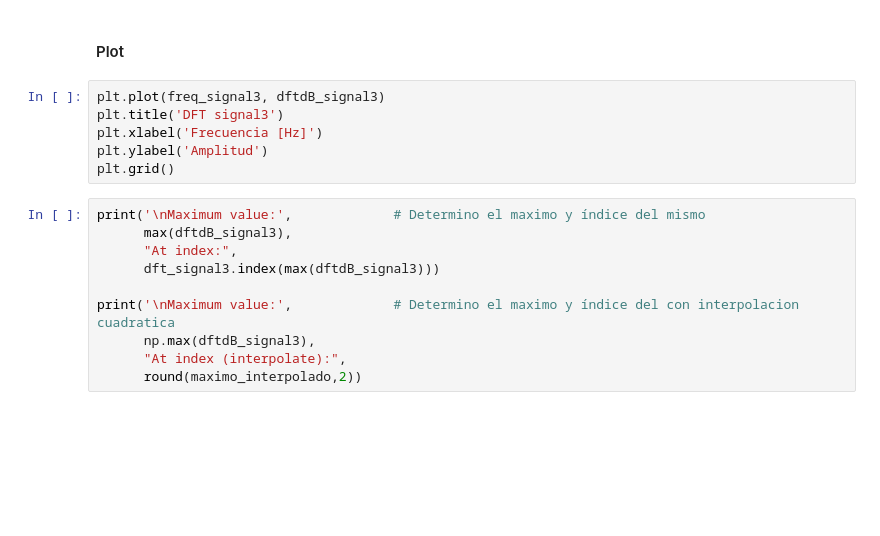
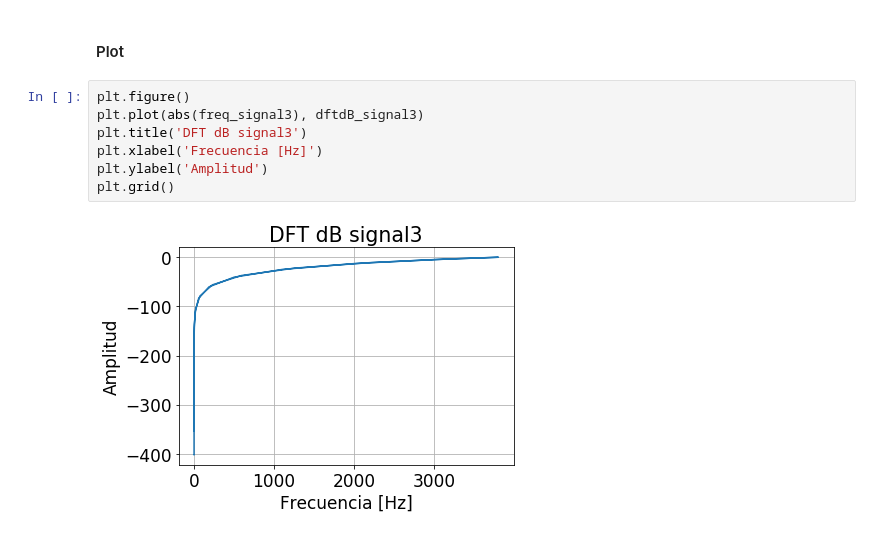
Before and after one commit to lunaisaias/dsp, a Jupyter notebook: tp2_dsp.ipynb, the cells around one changed output. Saved outputs shown, nothing was run; the diff lists cells and outputs as text; blank space fills up the shorter version.

```diff
--- a/tp2_dsp.ipynb
+++ b/tp2_dsp.ipynb
@@ -289,18 +298,11 @@ NameError: name 'int_cuadratica' is not defined
 # %% [markdown]
 #### Plot
 # %%
-plt.plot(freq_signal3, dftdB_signal3)
-plt.title('DFT signal3')
+plt.figure()
+plt.plot(abs(freq_signal3), dftdB_signal3)
+plt.title('DFT dB signal3')
 plt.xlabel('Frecuencia [Hz]')
 plt.ylabel('Amplitud')
 plt.grid()
+# %% [output]
+[figure, added]
-# %%
-print('\nMaximum value:',             # Determino el maximo y índice del mismo
-      max(dftdB_signal3),
-      "At index:",
-      dft_signal3.index(max(dftdB_signal3)))
-
-print('\nMaximum value:',             # Determino el maximo y índice del con interpolacion cuadratica
-      np.max(dftdB_signal3),
-      "At index (interpolate):",
-      round(maximo_interpolado,2))
```
Also changed, not shown: parts of 10 cells of this notebook, 1 other file.
